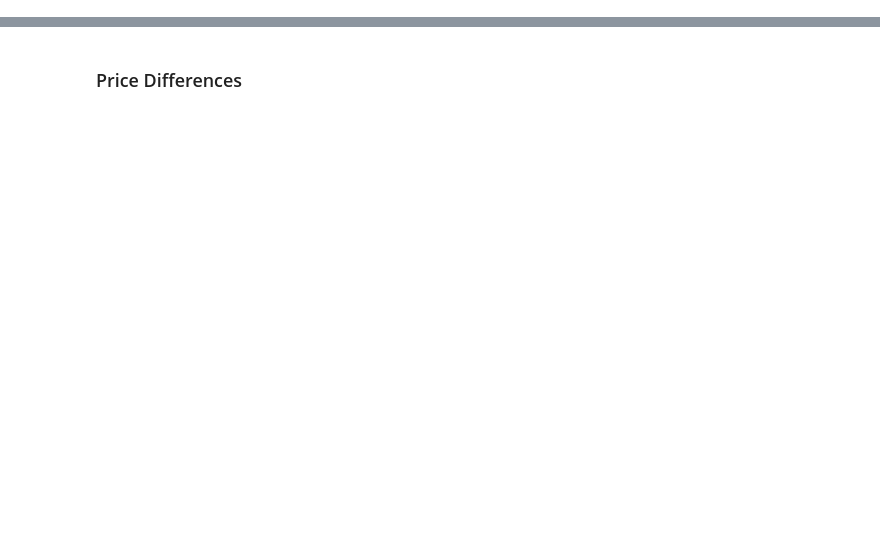
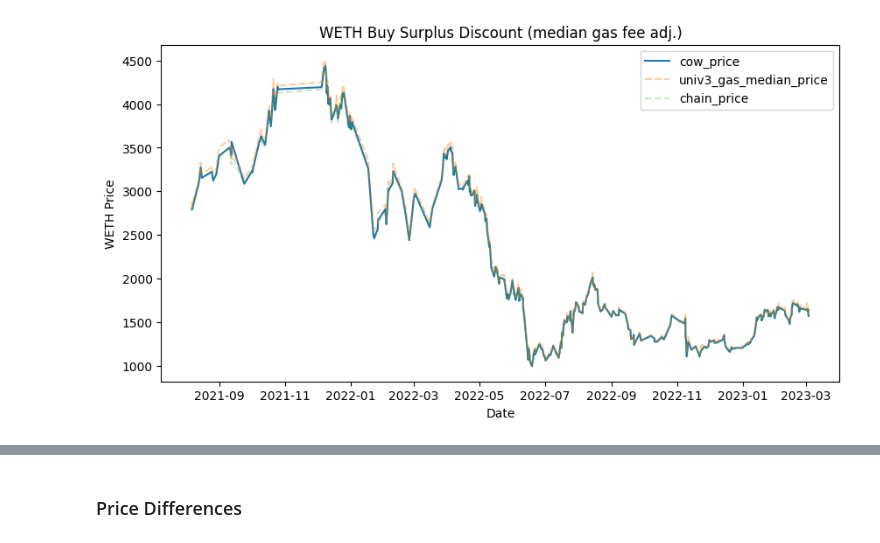
Before and after one commit to mohammed7s/Feedlot, a Jupyter notebook: pipeline/data_analysis.ipynb, the cells around one changed output, grey strips where cells are left out. Saved outputs shown, nothing was run; the diff lists cells and outputs as text; code cells hidden in the pictures; blank space fills up the shorter version.

```diff
--- a/pipeline/data_analysis.ipynb
+++ b/pipeline/data_analysis.ipynb
@@ -128,3 +157,20 @@ print(f'first valid index is: {first_valid_index_buy}')
+# %%
+# plot prices on y axis and timestamp on x axis
+fig, ax = plt.subplots(figsize=(10, 5))
+ax.plot(buy_WETH_df['timestamp'], buy_WETH_df['cow_price'], label='cow_price')
+ax.plot(buy_WETH_df['timestamp'], buy_WETH_df['univ3_gas_median_price'],  '--', alpha=.4, label='univ3_gas_median_price')
+ax.plot(buy_WETH_df['timestamp'], buy_WETH_df['chain_price'],  '--', alpha=.25, label='chain_price')
+
+plt.title("WETH Buy Surplus Discount (median gas fee adj.)")
+plt.xlabel('Date')
+plt.ylabel('WETH Price')
+plt.legend()
+plt.show();
+
+# save plot
+fig.savefig('../report/diagrams/WETH_buy_surplus_discount_median_gas_fee_adj.png')
+# %% [output]
+[figure, added]
 # %%
 # first non nan value in sell_WETH_df['cow_price']
 first_valid_index_sell = sell_WETH_df['cow_price'].first_valid_index()
```
Also changed, not shown: parts of 30 cells of this notebook, 14 other files.
